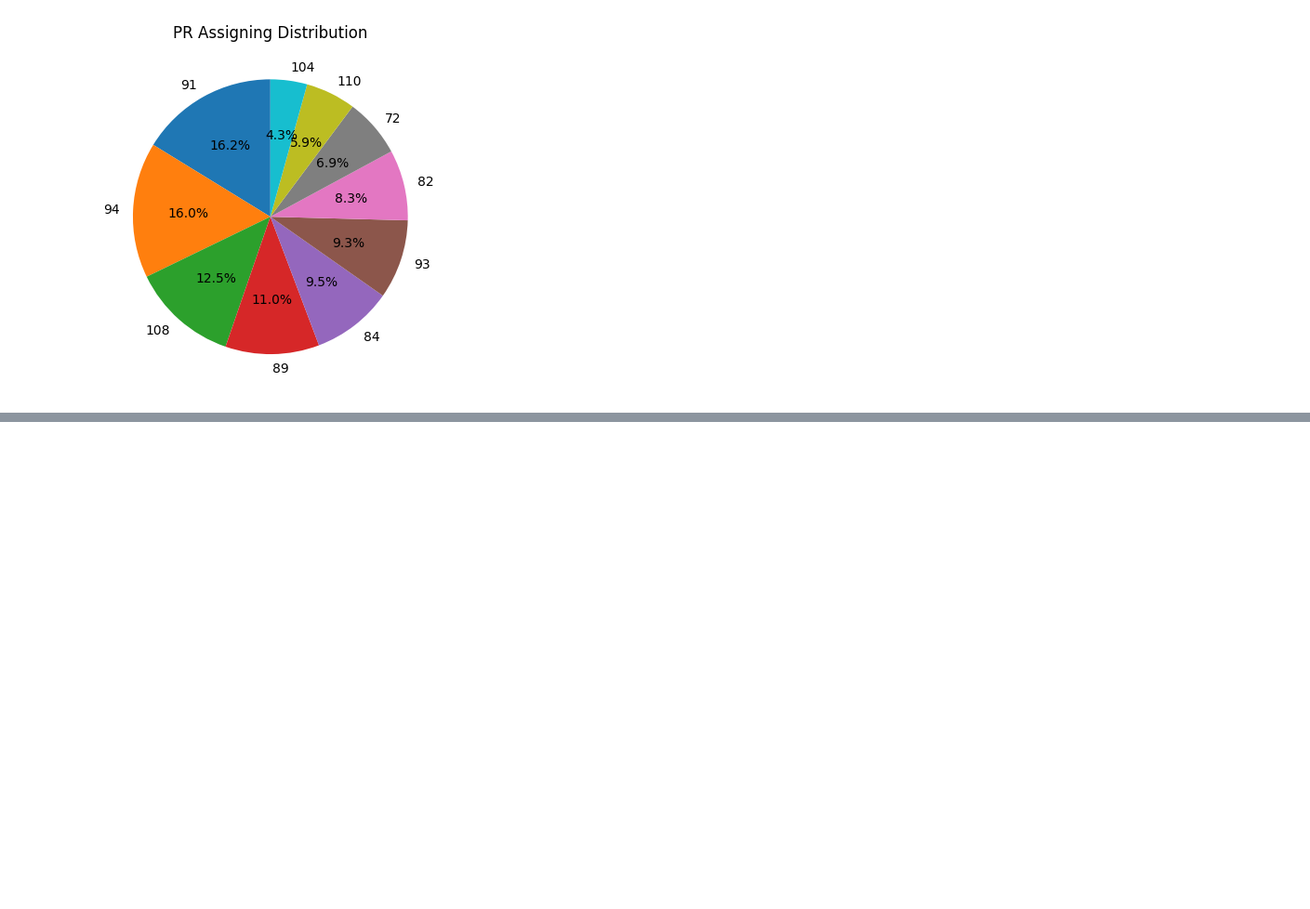
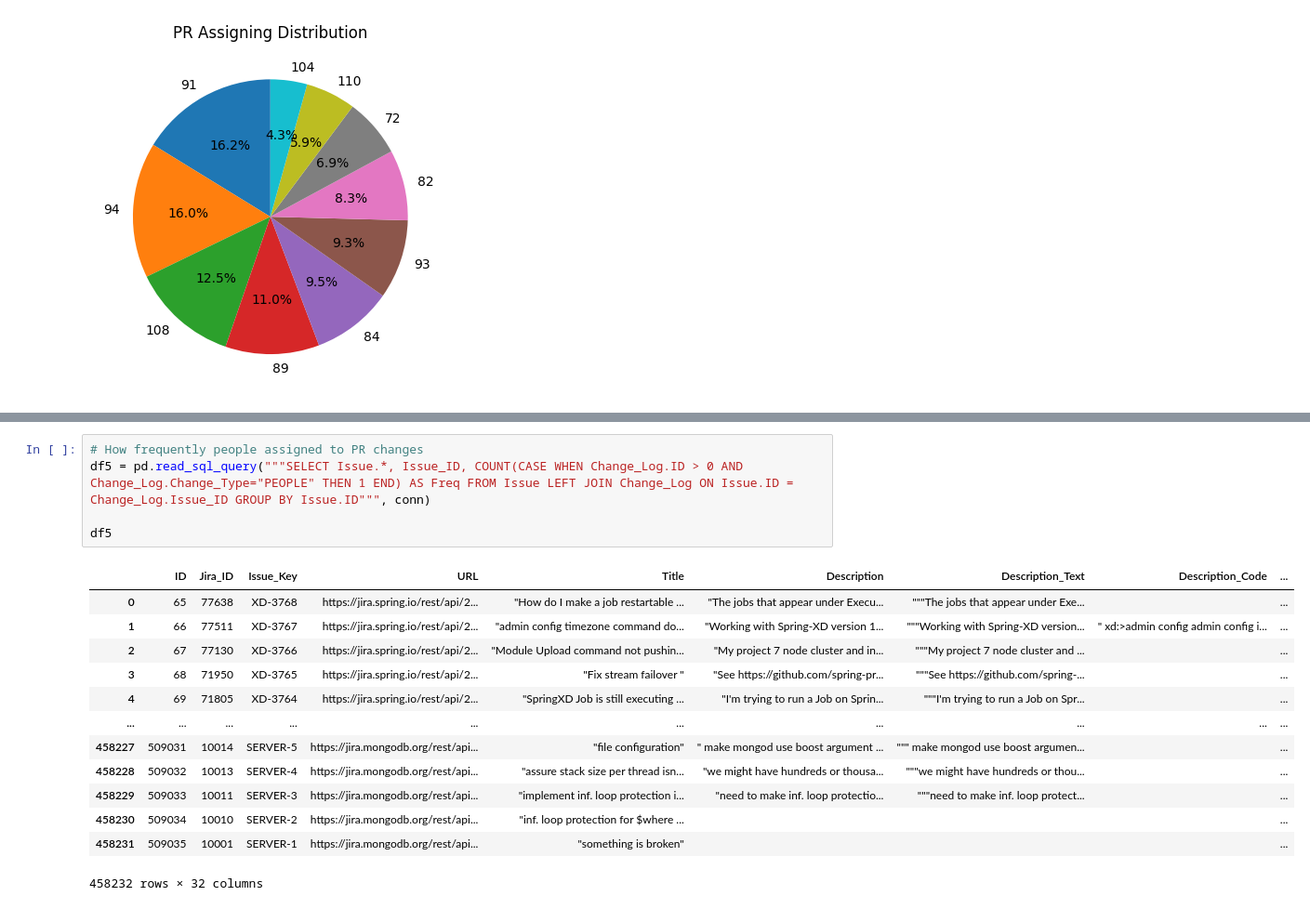
Before and after one commit to Mohamedizzath/TAWOS-Dataset-Analysis, a Jupyter notebook: Analysis-1.ipynb, the cells around one changed output, grey strips where cells are left out. Shown at 93% size. Saved outputs shown, nothing was run; the diff lists cells and outputs as text; blank space fills up the shorter version.

Commit message:
feat:Added people changes freq

```diff
--- a/Analysis-1.ipynb
+++ b/Analysis-1.ipynb
@@ -144,0 +129,19 @@ df4
+# %%
+# How frequently people assigned to PR changes
+df5 = pd.read_sql_query("""SELECT Issue.*, Issue_ID, COUNT(CASE WHEN Change_Log.ID > 0 AND Change_Log.Change_Type="PEOPLE" THEN 1 END) AS Freq FROM Issue LEFT JOIN Change_Log ON Issue.ID = Change_Log.Issue_ID GROUP BY Issue.ID""", conn)
+
+df5
+# %% [output]
+|  | ID | Jira_ID | Issue_Key | URL | Title | Description | Description_Text | Description_Code | ... |
+| 0 | 65 | 77638 | XD-3768 | https://jira.spring.io/rest/api/2... | "How do I make a job restartable ... | "The jobs that appear under Execu... | """The jobs that appear under Exe... |  | ... |
+| 1 | 66 | 77511 | XD-3767 | https://jira.spring.io/rest/api/2... | "admin config timezone command do... | "Working with Spring-XD version 1... | """Working with Spring-XD version... | " xd:>admin config admin config i... | ... |
+| 2 | 67 | 77130 | XD-3766 | https://jira.spring.io/rest/api/2... | "Module Upload command not pushin... | "My project 7 node cluster and in... | """My project 7 node cluster and ... |  | ... |
+| 3 | 68 | 71950 | XD-3765 | https://jira.spring.io/rest/api/2... | "Fix stream failover " | "See https://github.com/spring-pr... | """See https://github.com/spring-... |  | ... |
+| 4 | 69 | 71805 | XD-3764 | https://jira.spring.io/rest/api/2... | "SpringXD Job is still executing ... | "I'm trying to run a Job on Sprin... | """I'm trying to run a Job on Spr... |  | ... |
+| ... | ... | ... | ... | ... | ... | ... | ... | ... | ... |
+| 458227 | 509031 | 10014 | SERVER-5 | https://jira.mongodb.org/rest/api... | "file configuration" | " make mongod use boost argument ... | """ make mongod use boost argumen... |  | ... |
+| 458228 | 509032 | 10013 | SERVER-4 | https://jira.mongodb.org/rest/api... | "assure stack size per thread isn... | "we might have hundreds or thousa... | """we might have hundreds or thou... |  | ... |
+| 458229 | 509033 | 10011 | SERVER-3 | https://jira.mongodb.org/rest/api... | "implement inf. loop protection i... | "need to make inf. loop protectio... | """need to make inf. loop protect... |  | ... |
+| 458230 | 509034 | 10010 | SERVER-2 | https://jira.mongodb.org/rest/api... | "inf. loop protection for $where ... |  |  |  | ... |
+| 458231 | 509035 | 10001 | SERVER-1 | https://jira.mongodb.org/rest/api... | "something is broken" |  |  |  | ... |
+458232 rows × 32 columns
```
Also changed, not shown: parts of 2 cells of this notebook.
